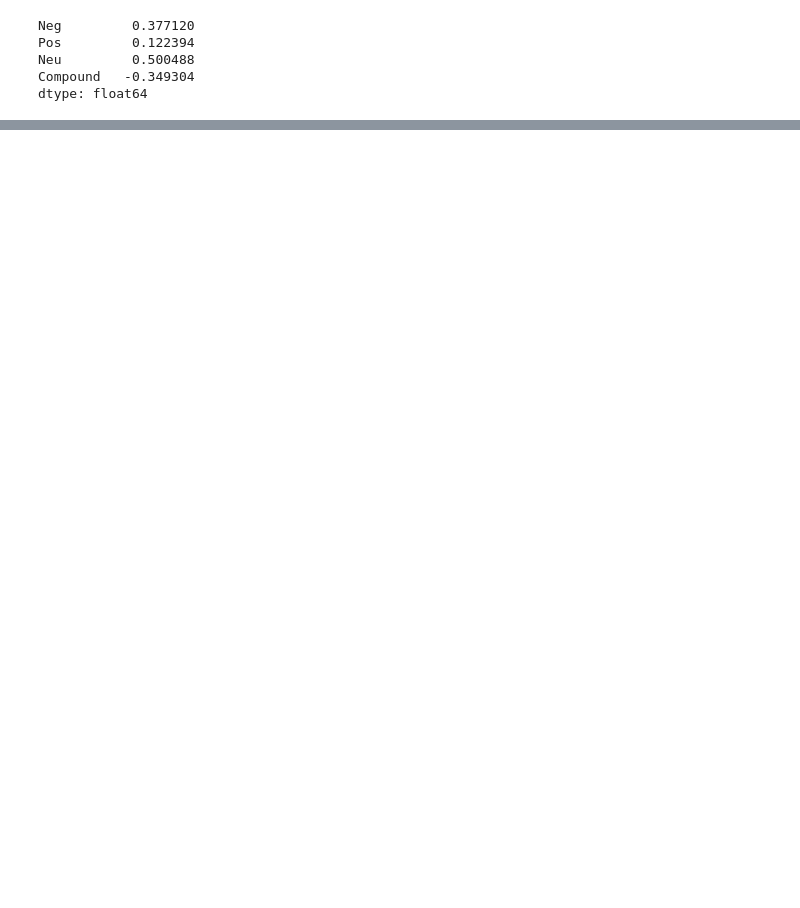
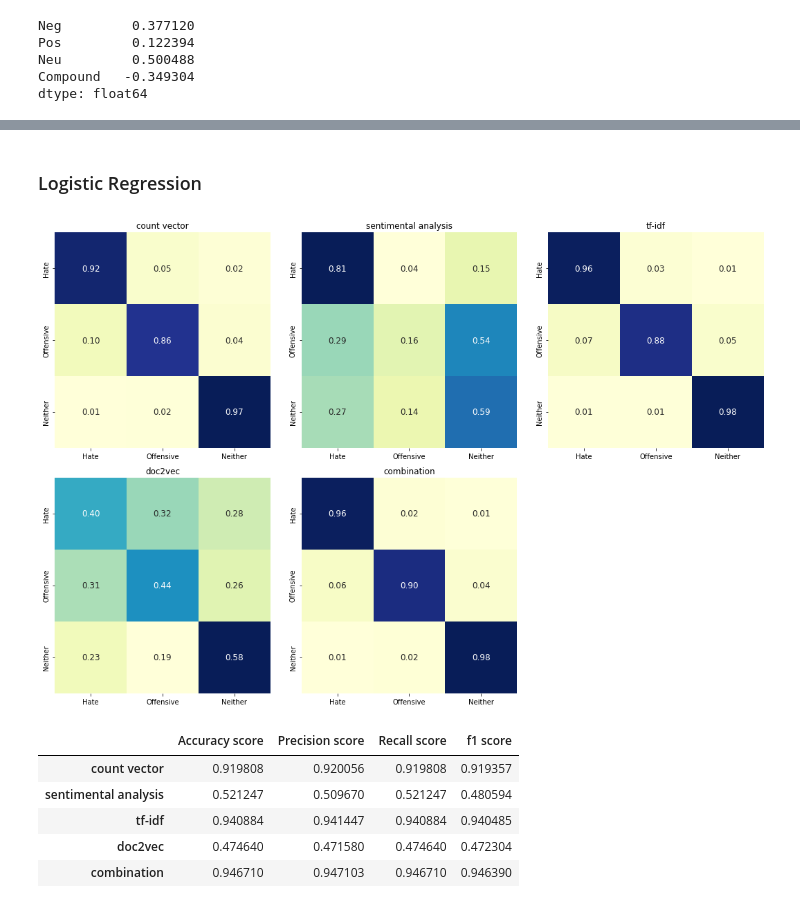
Before and after one commit to Anpan981025/ML_groupproject, a Jupyter notebook: data_augmentation.ipynb, the cells around one changed output, grey strips where cells are left out. Drawn from its saved outputs; the diff is of its cells as text; code cells hidden in the pictures; blank space fills up the shorter version.

Commit message:
Add files via upload
data augmentation and results of simple models

```diff
--- a/data_augmentation.ipynb
+++ b/data_augmentation.ipynb
@@ -312,0 +330,33 @@ metrics_table
+# %% [markdown]
+### Logistic Regression
+# %%
+from sklearn.linear_model import LogisticRegression
+
+metrics_table = {
+    'Accuracy score':[],
+    'Precision score':[],
+    'Recall score':[],
+    'f1 score':[]
+}
+
+for i in range(len(splited_data)):
+    data = splited_data[i]
+    classifier = LogisticRegression()
+    classifier.fit(data[0], data[1])
+    pred = classifier.predict(data[2])
+    cm = confusion_matrix(data[3],pred)
+    title = feature_list[i]
+    result_evaluation(cm, data[3], pred, i, title)
+
+plt.tight_layout()
+plt.show()
+metrics_table = pd.DataFrame(metrics_table, index = feature_list)
+metrics_table
+# %% [output]
+[figure, added]
+|  | Accuracy score | Precision score | Recall score | f1 score |
+| count vector | 0.919808 | 0.920056 | 0.919808 | 0.919357 |
+| sentimental analysis | 0.521247 | 0.509670 | 0.521247 | 0.480594 |
+| tf-idf | 0.940884 | 0.941447 | 0.940884 | 0.940485 |
+| doc2vec | 0.474640 | 0.471580 | 0.474640 | 0.472304 |
+| combination | 0.946710 | 0.947103 | 0.946710 | 0.946390 |
```
Also changed, not shown: parts of 19 cells of this notebook.
